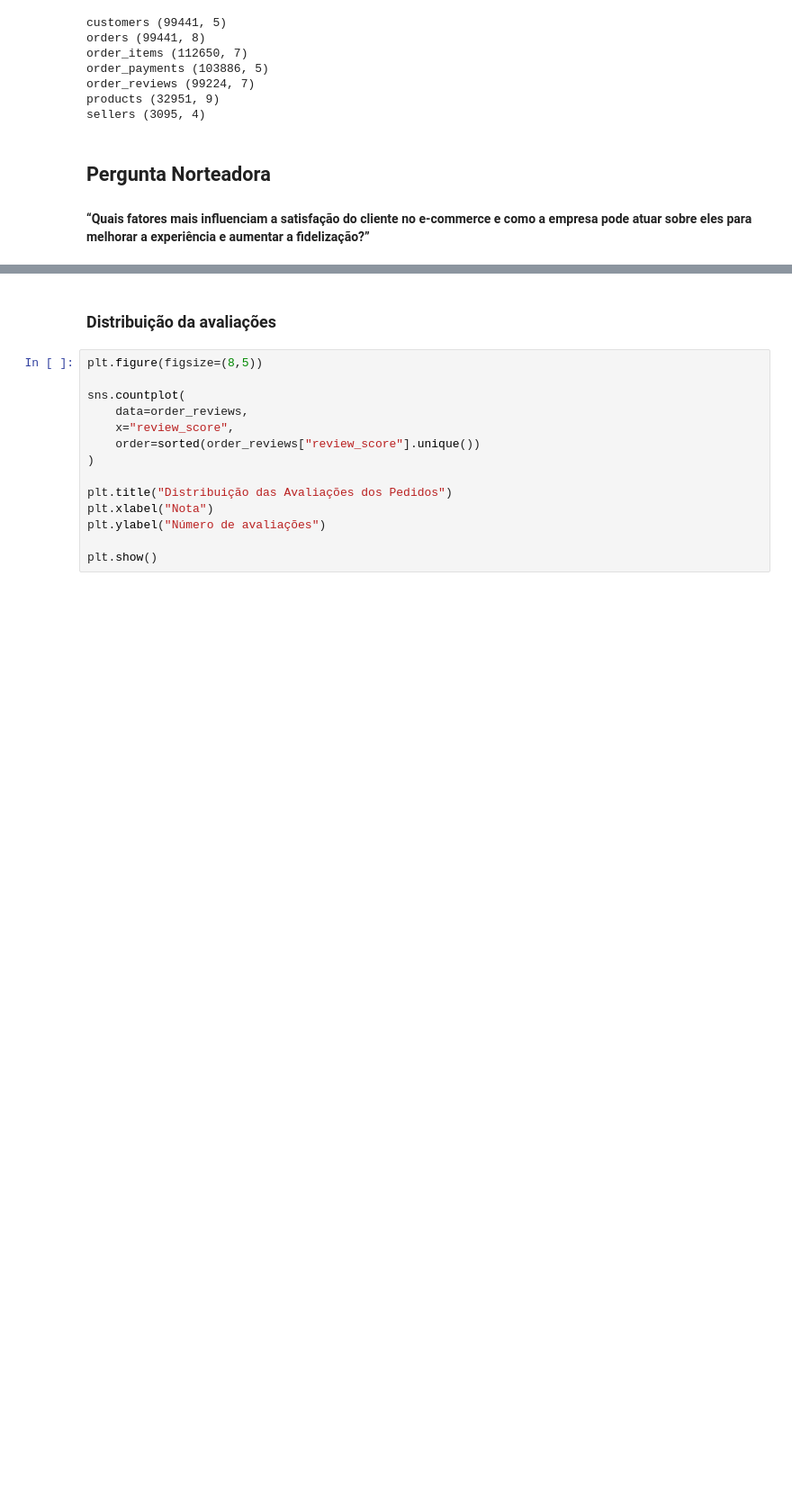
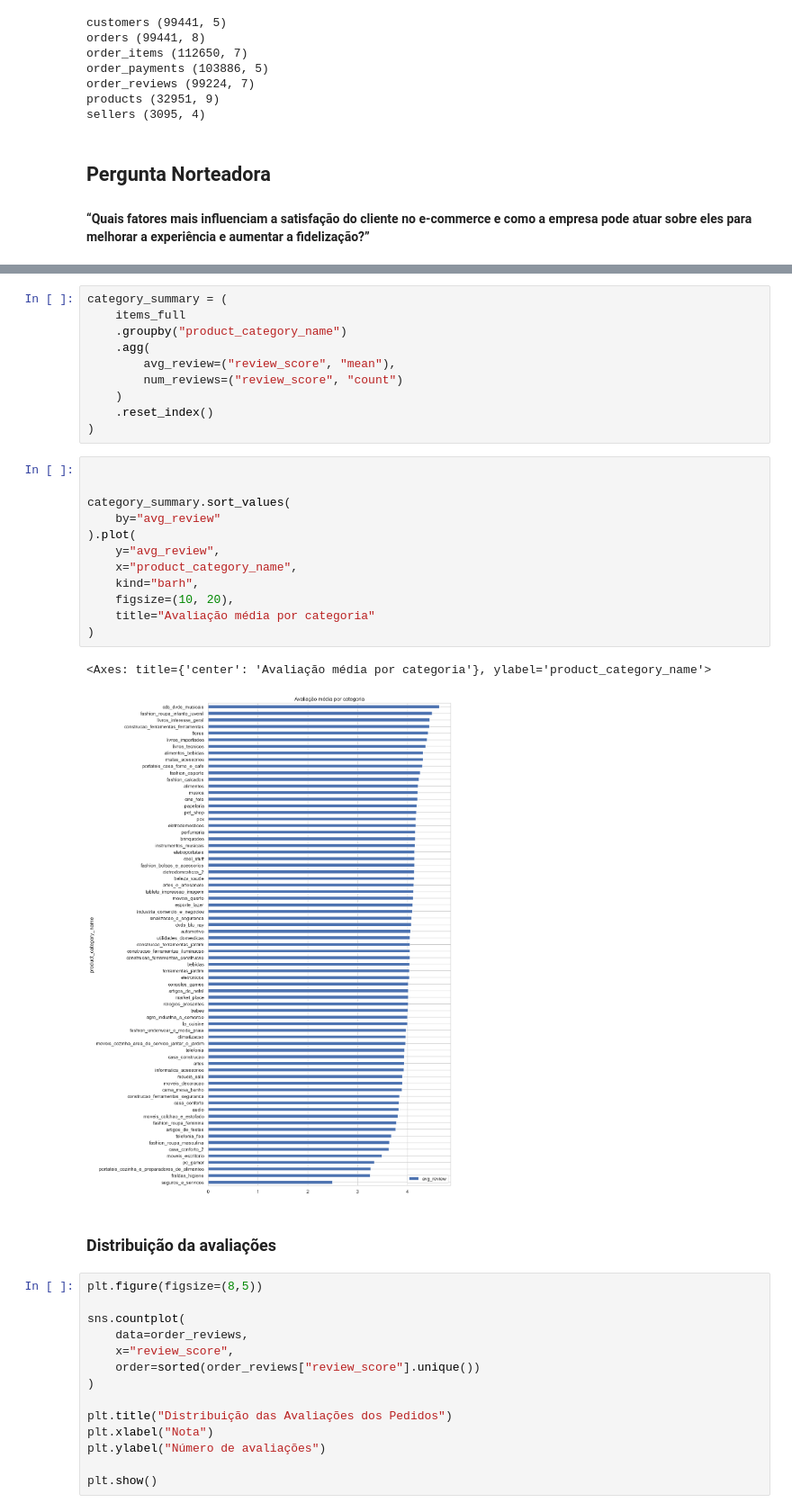
Before and after one commit to rodrigoscalioni/pos-analytics, a Jupyter notebook: notebooks/exploracao_dados.ipynb, the cells around one changed output, grey strips where cells are left out. Shown at 90% size. Saved outputs shown, nothing was run; the diff lists cells and outputs as text; blank space fills up the shorter version.

Commit message:
início da exploração por categoria

```diff
--- a/notebooks/exploracao_dados.ipynb
+++ b/notebooks/exploracao_dados.ipynb
@@ -49,3 +90,28 @@ sellers (3095, 4)
+# %%
+category_summary = (
+    items_full
+    .groupby("product_category_name")
+    .agg(
+        avg_review=("review_score", "mean"),
+        num_reviews=("review_score", "count")
+    )
+    .reset_index()
+)
+# %%
+
+
+category_summary.sort_values(
+    by="avg_review"
+).plot(
+    y="avg_review",
+    x="product_category_name",
+    kind="barh",
+    figsize=(10, 20),
+    title="Avaliação média por categoria"
+)
+# %% [output]
+<Axes: title={'center': 'Avaliação média por categoria'}, ylabel='product_category_name'>
+[figure, added]
 # %% [markdown]
 ### Distribuição da avaliações
 # %%
```
Also changed, not shown: parts of 3 cells of this notebook.
